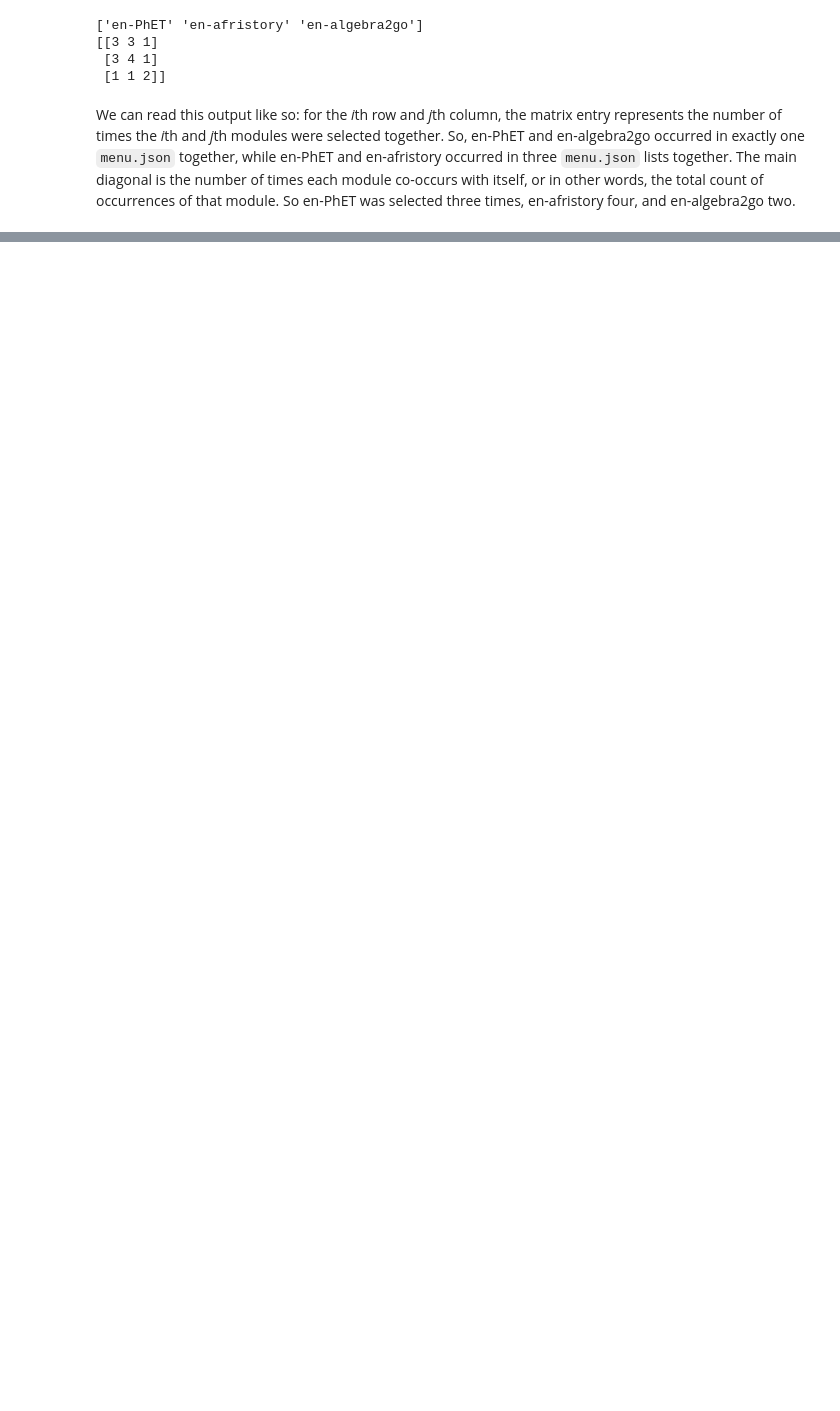
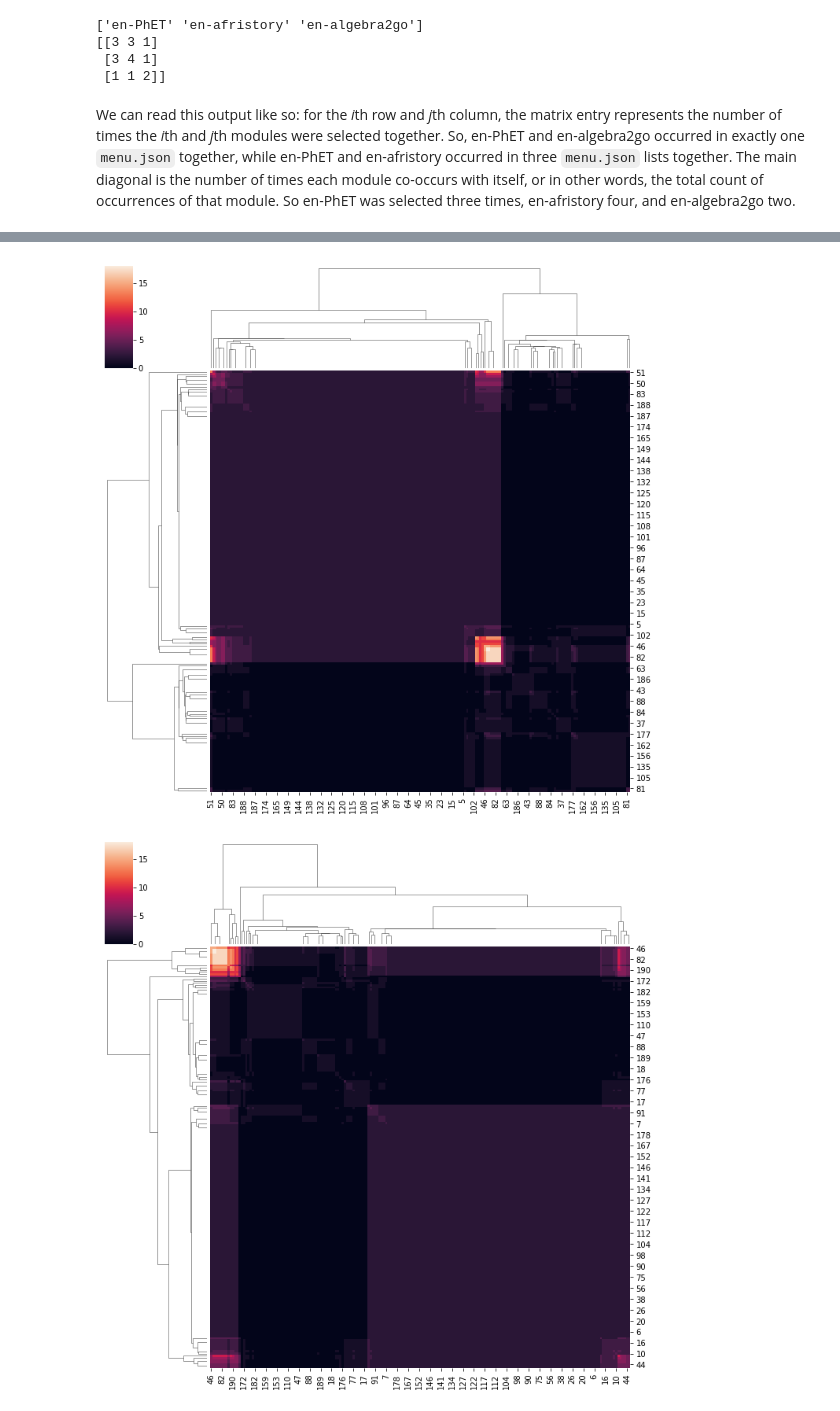
Before and after one commit to cwivagg/iiab_analytics, a Jupyter notebook: notebooks/notebook_early-issues-visualization.ipynb, the cells around one changed output, grey strips where cells are left out. Saved outputs shown, nothing was run; the diff lists cells and outputs as text; code cells hidden in the pictures; blank space fills up the shorter version.

```diff
--- a/notebooks/notebook_early-issues-visualization.ipynb
+++ b/notebooks/notebook_early-issues-visualization.ipynb
@@ -125,0 +144,25 @@ We can read this output like so: for the *i*th row and *j*th column, the matrix
+# %%
+from scipy.cluster.hierarchy import linkage
+
+heat_maps = []
+linkages = []
+for metric in candidate_metrics:
+    data_for_metric = []
+    linkage_for_metric = []
+    for method in candidate_methods:
+        d = pdist(Xc, metric=metric)
+        l = linkage(Xc, metric=metric, method=method)
+        data_for_metric.append(squareform(d))
+        linkage_for_metric.append(sns.clustermap(Xc, row_linkage=l, col_linkage=l))
+    heat_maps.append(data_for_metric)
+    linkages.append(linkage_for_metric)
+
+
+fig, ax = plt.subplots(len(heat_maps), len(heat_maps[0]))
+
+for ix1, val2 in enumerate(candidate_metrics):
+    for ix2, val2 in enumerate(candidate_methods):
+        sns.heatmap(linkages[ix1][ix2].data2d, cmap="viridis", ax=ax[ix1][ix2])
+# %% [output]
+[figure, added]
+[figure, added]
```
Also changed, not shown: parts of 16 cells of this notebook, 1 other file.
